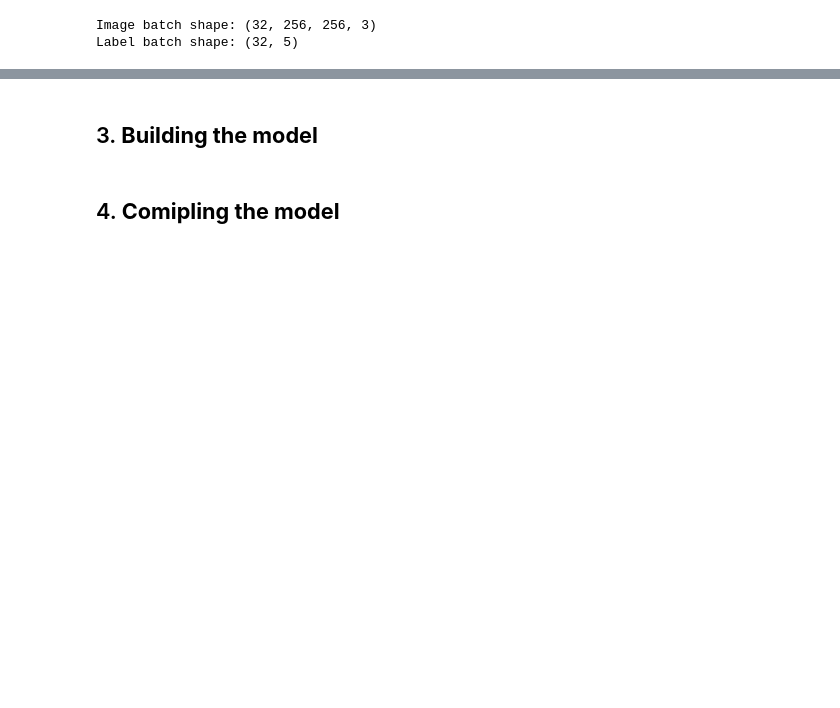
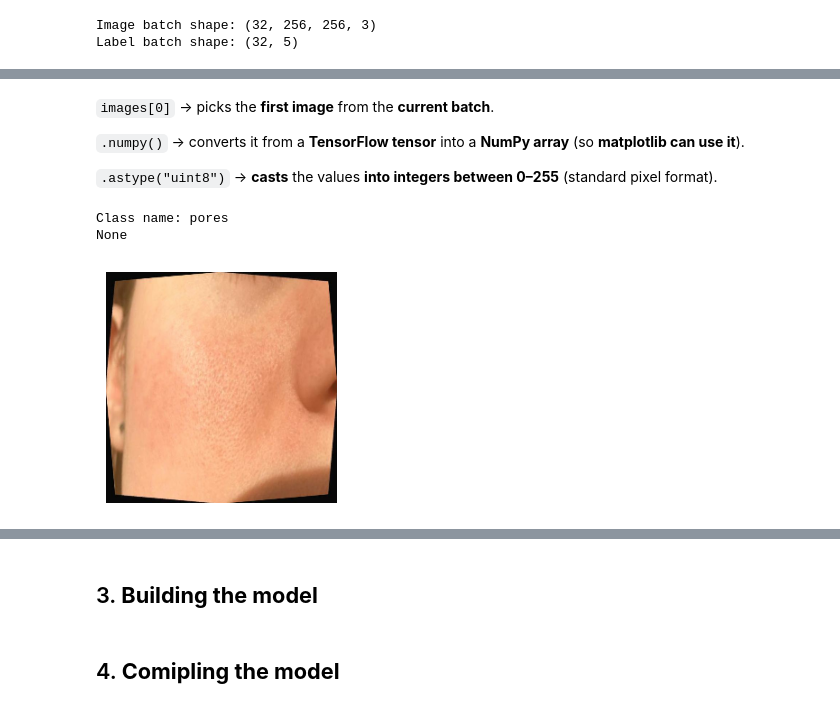
Before and after one commit to ayushi-gajendra/SkinShots_AI_powered_skincare_platform, a Jupyter notebook: Model_for_SkinShots.ipynb, the cells around one changed output, grey strips where cells are left out. Saved outputs shown, nothing was run; the diff lists cells and outputs as text; code cells hidden in the pictures; blank space fills up the shorter version.

```diff
--- a/Model_for_SkinShots.ipynb
+++ b/Model_for_SkinShots.ipynb
@@ -203,0 +244,7 @@ Label batch shape: (32, 5)
+# %%
+# Checking the first image & label
+
+first_image = images[0].numpy().astype("uint8")
+first_label = labels[0].numpy()
+print("First image:", first_image)
+print("first_label", first_label)
@@ -203,0 +269,20 @@ Label batch shape: (32, 5)
+# %% [markdown]
+`images[0]` → picks the **first image** from the **current batch**.
+
+`.numpy()` → converts it from a **TensorFlow tensor** into a **NumPy array** (so **matplotlib can use it**).
+
+`.astype("uint8")` → **casts** the values **into integers between 0–255** (standard pixel format).
+# %%
+# Visualising the first image
+
+import matplotlib.pyplot as plt
+
+plt.figure(figsize=(3,3))
+plt.imshow(first_image)
+plt.axis("off")
+class_index= first_label.argmax()
+print(print("Class name:", class_names[class_index]))
+# %% [output]
+Class name: pores
+None
+[figure, added]
```
Also changed, not shown: parts of 26 cells of this notebook.
